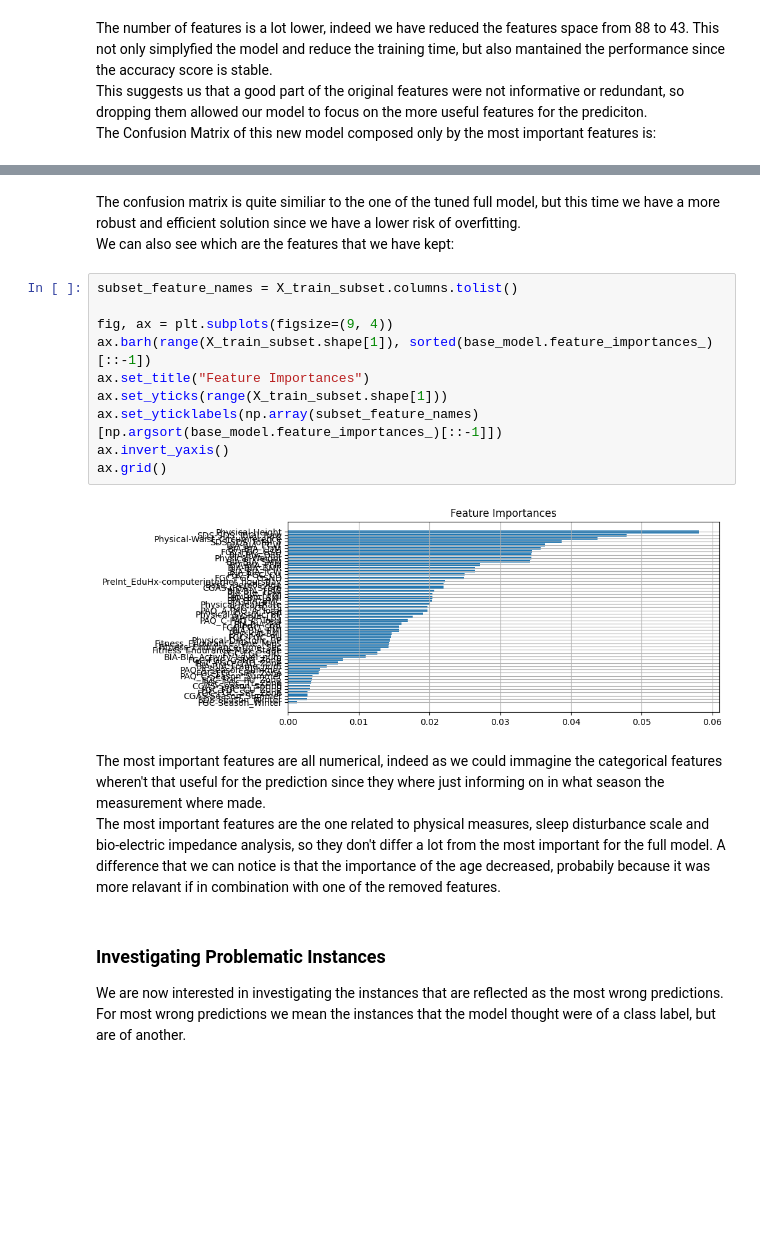
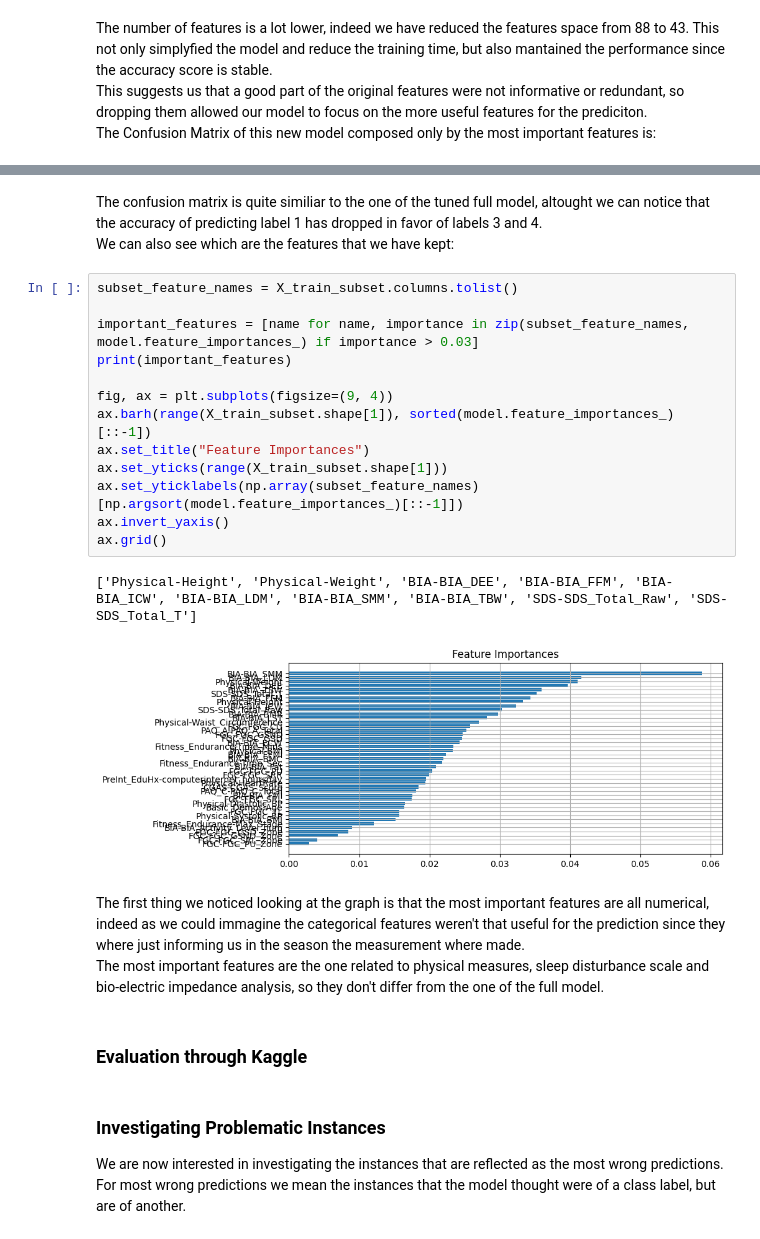
Before and after one commit to Pizz0x/Child-Mind, a Jupyter notebook: 2_RandomForest.ipynb, the cells around one changed output, grey strips where cells are left out. Saved outputs shown, nothing was run; the diff lists cells and outputs as text; blank space fills up the shorter version.

```diff
--- a/2_RandomForest.ipynb
+++ b/2_RandomForest.ipynb
@@ -245,21 +245,27 @@ ConfusionMatrixDisplay.from_estimator(
 # %% [markdown]
-The confusion matrix is quite similiar to the one of the tuned full model, but this time we have a more robust and efficient solution since we have a lower risk of overfitting. <br>
+The confusion matrix is quite similiar to the one of the tuned full model, altought we can notice that the accuracy of predicting label 1 has dropped in favor of labels 3 and 4. <br>
 We can also see which are the features that we have kept:
 # %%
 subset_feature_names = X_train_subset.columns.tolist()
 
+important_features = [name for name, importance in zip(subset_feature_names, model.feature_importances_) if importance > 0.03]
+print(important_features)
+
 fig, ax = plt.subplots(figsize=(9, 4))
-ax.barh(range(X_train_subset.shape[1]), sorted(base_model.feature_importances_)[::-1])
+ax.barh(range(X_train_subset.shape[1]), sorted(model.feature_importances_)[::-1])
 ax.set_title("Feature Importances")
 ax.set_yticks(range(X_train_subset.shape[1]))
-ax.set_yticklabels(np.array(subset_feature_names)[np.argsort(base_model.feature_importances_)[::-1]])
+ax.set_yticklabels(np.array(subset_feature_names)[np.argsort(model.feature_importances_)[::-1]])
 ax.invert_yaxis()
 ax.grid()
 # %% [output]
+['Physical-Height', 'Physical-Weight', 'BIA-BIA_DEE', 'BIA-BIA_FFM', 'BIA-BIA_ICW', 'BIA-BIA_LDM', 'BIA-BIA_SMM', 'BIA-BIA_TBW', 'SDS-SDS_Total_Raw', 'SDS-SDS_Total_T']
-[figure, old version]
+[figure, new version]
 # %% [markdown]
-The most important features are all numerical, indeed as we could immagine the categorical features wheren't that useful for the prediction since they where just informing on in what season the measurement where made. <br>
-The most important features are the one related to physical measures, sleep disturbance scale and bio-electric impedance analysis, so they don't differ a lot from the most important for the full model. A difference that we can notice is that the importance of the age decreased, probabily because it was more relavant if in combination with one of the removed features.
+The first thing we noticed looking at the graph is that the most important features are all numerical, indeed as we could immagine the categorical features weren't that useful for the prediction since they where just informing us in the season the measurement where made. <br>
+The most important features are the one related to physical measures, sleep disturbance scale and bio-electric impedance analysis, so they don't differ from the one of the full model.
+# %% [markdown]
+### Evaluation through Kaggle
 # %% [markdown]
 ### Investigating Problematic Instances
 We are now interested in investigating the instances that are reflected as the most wrong predictions. <br>
```
Also changed, not shown: parts of 1 cell of this notebook.
